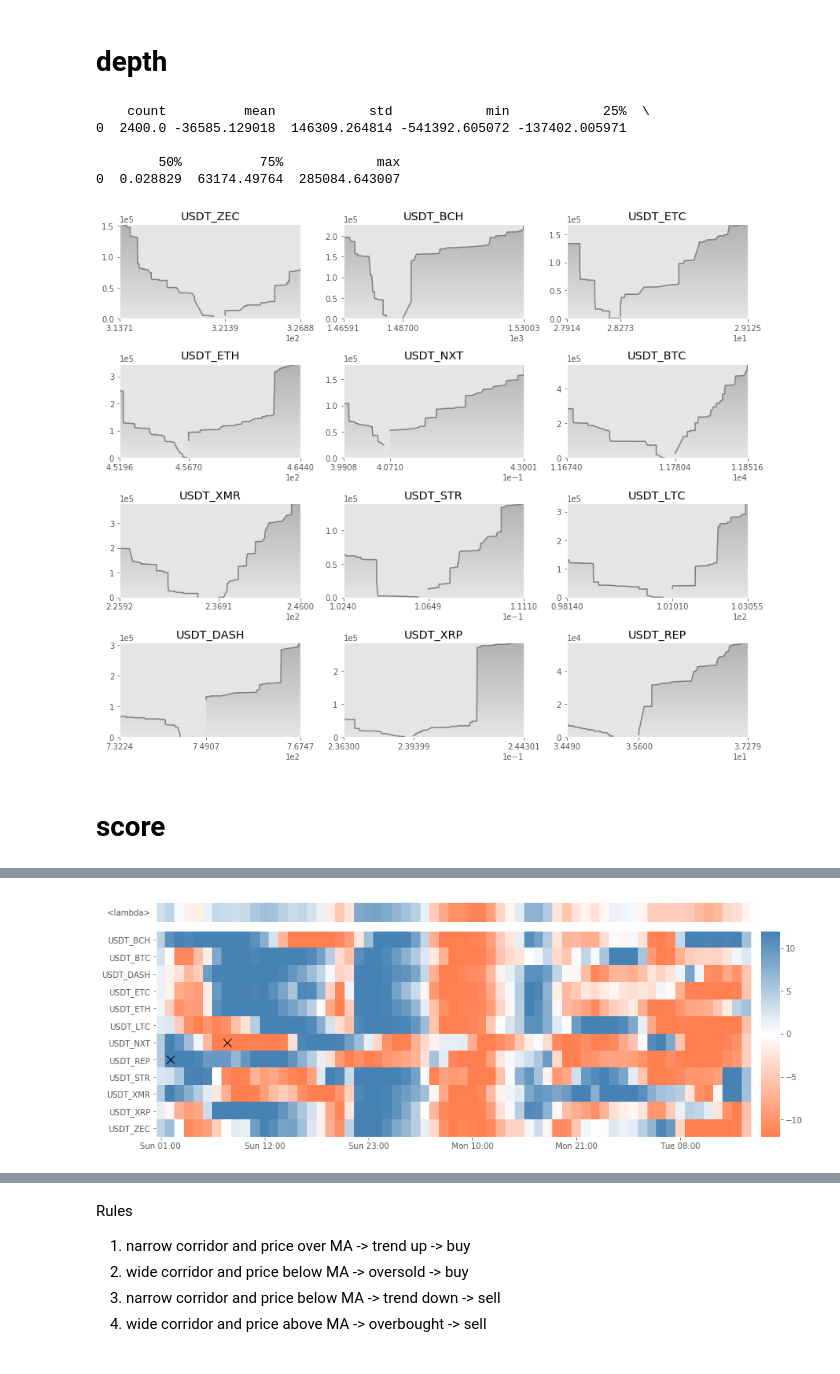
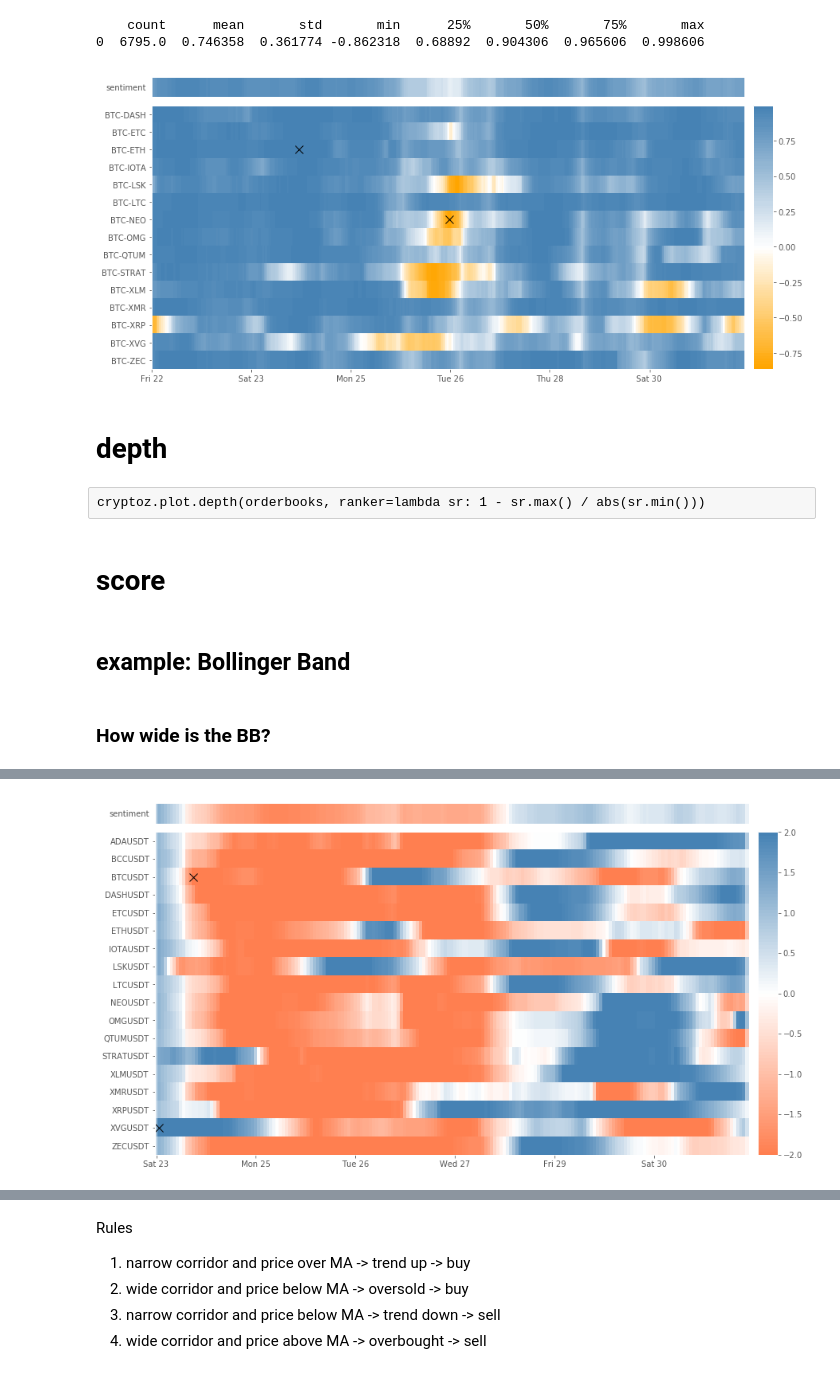
Before and after one commit to Sahanduiuc/cryptoz, a Jupyter notebook: Workbook.ipynb, the cells around one changed output, grey strips where cells are left out. Saved outputs shown, nothing was run; the diff lists cells and outputs as text; code cells hidden in the pictures.

Commit message:
Support Binance

```diff
--- a/Workbook.ipynb
+++ b/Workbook.ipynb
@@ -149,0 +13,27 @@ cryptoz.plot.evolution(df, cmap=cmap, norm=norm)
+# %%
+symbols = [
+    'BTC/USDT',
+    'XRP/USDT',
+    'ETH/USDT',
+    'ADA/USDT',
+    'XLM/USDT',
+    'XVG/USDT',
+    'LTC/USDT',
+    'IOTA/USDT',
+    'QTUM/USDT',
+    'NEO/USDT',
+    'DASH/USDT',
+    'ETC/USDT',
+    'LSK/USDT',
+    'XMR/USDT',
+    'OMG/USDT',
+    'STRAT/USDT',
+    'ZEC/USDT',
+    'BCC/USDT'
+]
+# %%
+import cryptoz
+from cryptoz import stats, utils
+from cryptoz.data import binance
+
+ohlc = binance.chartdata(client, symbols, interval=enums.KLINE_INTERVAL_30MINUTE)
@@ -150,22 +135,35 @@ cryptoz.plot.evolution(df, cmap=cmap, norm=norm)
+# %%
+df = utils.to_df(ohlc, 'C')
+df = stats.corr.rolling(df, window=48)
+regex = re.compile(r'(BTCUSDT-.+)')
+df = df[list(filter(regex.search, df.columns))]
+df.columns = list(map(lambda x: re.sub(r'(USDT)', '', x), df.columns))
+
+cmap = cryptoz.plot.continuous_cmap(['orange', 'white', 'steelblue'])
+norm = cryptoz.plot.midpoint_norm(0)
+cryptoz.plot.evolution(df.dropna(), cmap=cmap, norm=norm)
+# %% [output]
+    count      mean       std       min      25%       50%       75%       max
+0  6795.0  0.746358  0.361774 -0.862318  0.68892  0.904306  0.965606  0.998606
+[figure, added]
 # %% [markdown]
 # depth
-# %%
-orderbooks = cryptoz.data.orderbooks('(USDT_+)')
-
-cryptoz.plot.depth(orderbooks, ranker=lambda sr: 1 - sr.max() / abs(sr.min()))
-# %% [output]
-    count          mean            std            min            25%  \
-0  2400.0 -36585.129018  146309.264814 -541392.605072 -137402.005971
-
-        50%          75%            max
-0  0.028829  63174.49764  285084.643007
-[figure, removed]
+# %% [raw]
+cryptoz.plot.depth(orderbooks, ranker=lambda sr: 1 - sr.max() / abs(sr.min()))
 # %% [markdown]
 # score
+# %% [markdown]
+## example: Bollinger Band
 # %%
-def BB_bands(sr, window, std_n):
-    rollmean_sr = sr.rolling(window=window, min_periods=1).mean()
-    rollstd_sr = sr.rolling(window=window, min_periods=1).std()
+def rollmean(sr, window):
+    return sr.rolling(window=window, min_periods=1).mean()
+
+def rollstd(sr, window):
+    return sr.rolling(window=window, min_periods=1).std()
+
+def BollingerBand(sr, window, std_n):
+    rollmean_sr = rollmean(sr, window)
+    rollstd_sr = rollstd(sr, window)
     upper_band_sr = rollmean_sr + std_n * rollstd_sr
     lower_band_sr = rollmean_sr - std_n * rollstd_sr
     return upper_band_sr, lower_band_sr
@@ -175,11 +173,13 @@ def corridor(sr1, sr2):
 
 def normalize(sr):
     return (sr - sr.mean()) / sr.std()
+# %% [markdown]
+### How wide is the BB?
 # %%
 window = 120
 std_n = 3
 
-strategy = lambda ohlc_df: normalize(corridor(*BB_bands(ohlc_df['C'], window, 3)))
+strategy = lambda ohlc_df: normalize(corridor(*BollingerBand(ohlc_df['C'], window, std_n)))
 df1 = pd.DataFrame({pair: strategy(ohlc_df) for pair, ohlc_df in ohlc.items()})
 score1_df = cryptoz.score.rolling_apply(df1, window=window, min_periods=window)
 score1_df.dropna(inplace=True)
@@ -193 +193 @@ cryptoz.plot.evolution(score1_df.resample('1h').sum(), cmap=cmap, norm=norm)
-[figure, old version]
+[figure, new version]
```
Also changed, not shown: parts of 44 cells of this notebook, 7 other files.
